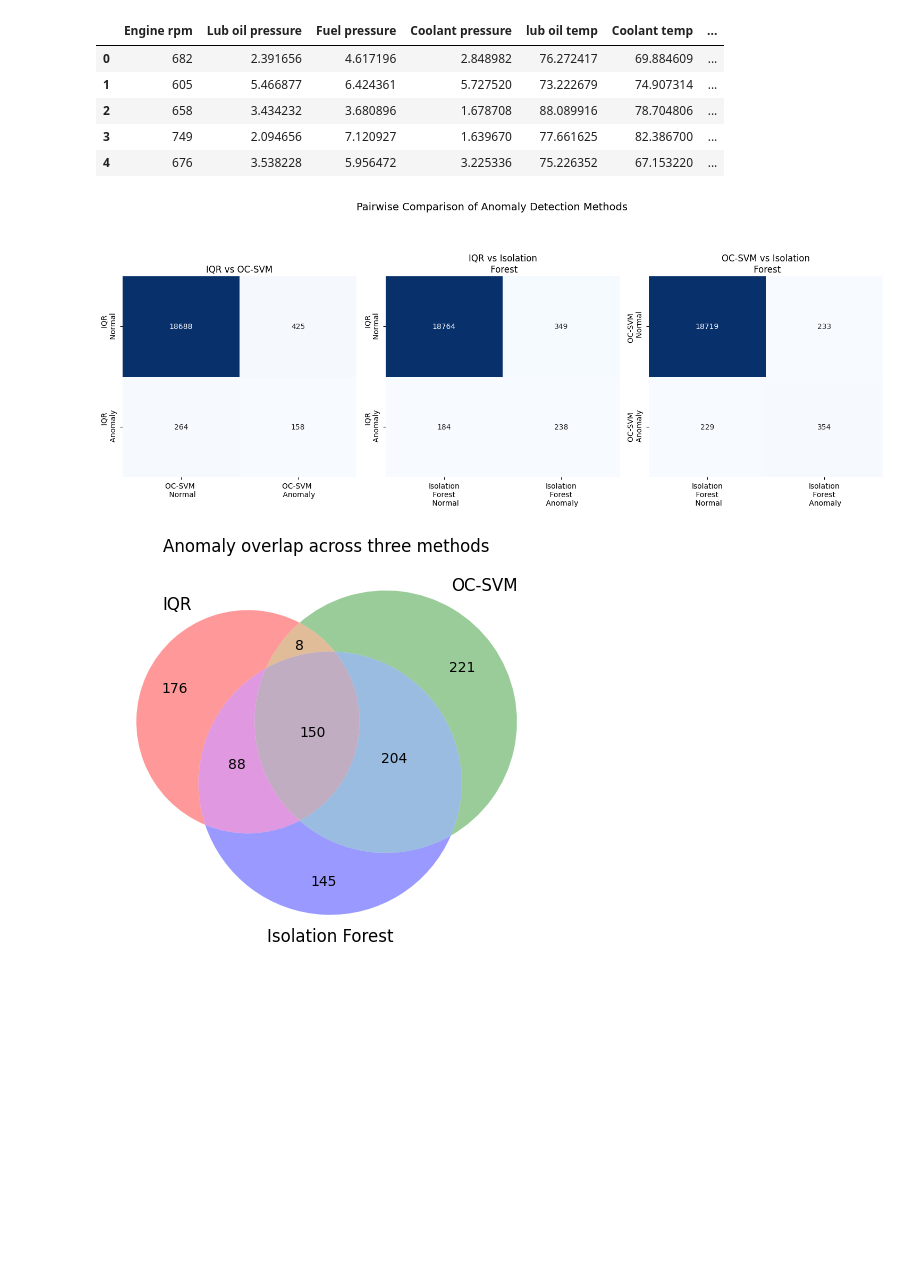
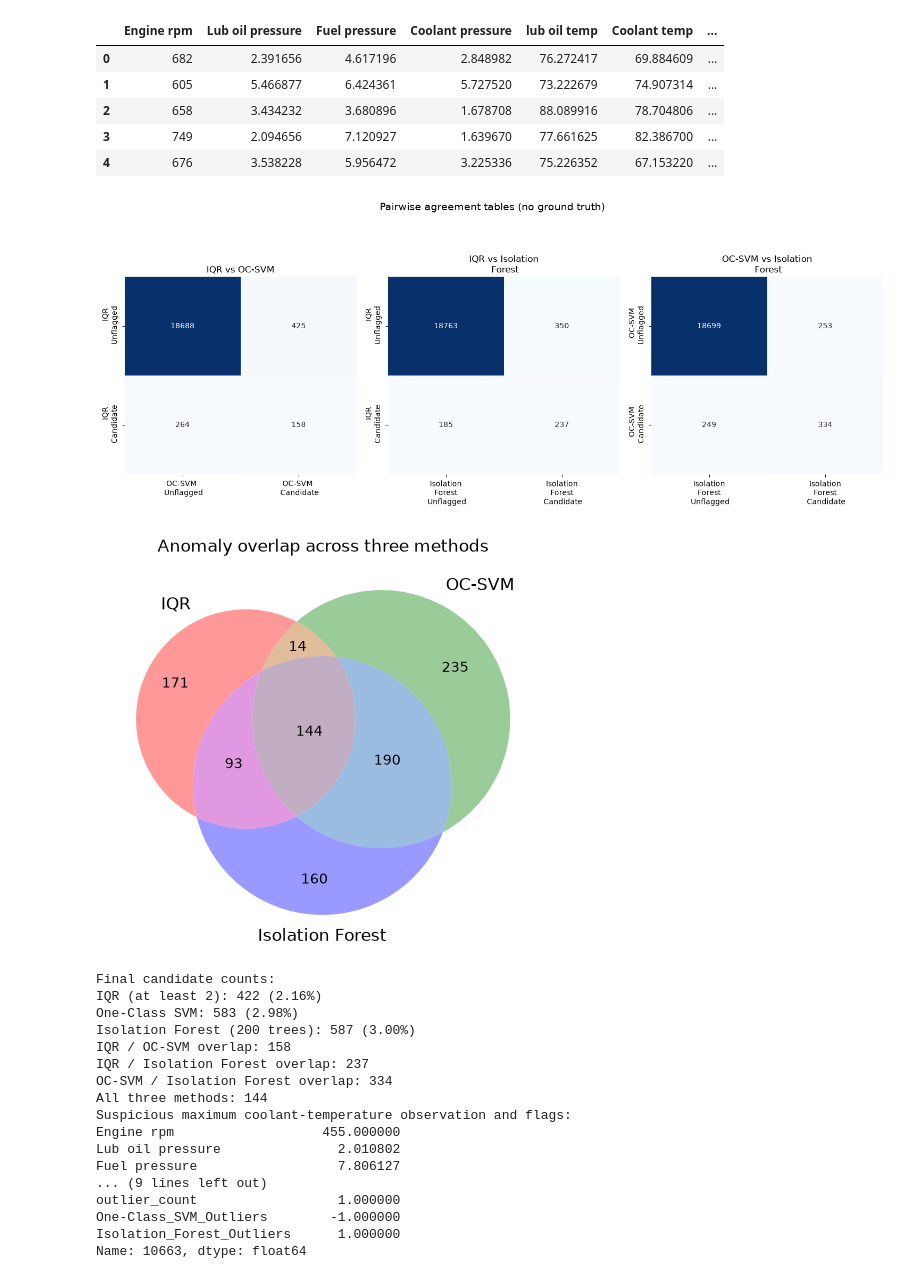
Before and after one commit to ATDiDonato/ship-engine-anomaly-detection, a Jupyter notebook: DiDonato_Alex_CAM_C101_W5_Mini-project.ipynb, the cells around one changed output. Drawn from its saved outputs; the diff is of its cells as text; code cells hidden in the pictures; blank space fills up the shorter version.

```diff
--- a/DiDonato_Alex_CAM_C101_W5_Mini-project.ipynb
+++ b/DiDonato_Alex_CAM_C101_W5_Mini-project.ipynb
@@ -725,10 +560,10 @@ iqr_flags = (ship_engine_data_with_outliers["outlier_count"] >= 2).astype(int)
 model_flags = (
     ship_engine_data_with_outliers["One-Class_SVM_Outliers"] == -1
 ).astype(int)
-# create confusion matrix
-cm = confusion_matrix(iqr_flags, model_flags)
+# create agreement table
+cm = pd.crosstab(iqr_flags, model_flags).reindex(index=[0, 1], columns=[0, 1], fill_value=0)
 
-# plot confusion matrix and venn diagram
+# plot agreement table and venn diagram
 fig, axes = plt.subplots(1, 2, figsize=(10, 4))
 axes = axes.ravel()  # flatten
 
@@ -739,11 +574,11 @@ sns.heatmap(
     annot=True,
     fmt="d",
     cmap="Blues",
-    xticklabels=["Model Normal", "Model Anomaly"],
-    yticklabels=["IQR Normal", "IQR Anomaly"],
+    xticklabels=["OC-SVM Unflagged", "OC-SVM Candidate"],
+    yticklabels=["IQR Unflagged", "IQR Candidate"],
     ax=ax,
 )
-ax.set_title("IQR vs Model Anomaly Detection")
+ax.set_title("IQR vs OC-SVM Candidate Detection")
 
 set_iqr = set(np.where(iqr_flags == 1)[0])
 set_model = set(np.where(model_flags == 1)[0])
@@ -751,6 +586,6 @@ set_model = set(np.where(model_flags == 1)[0])
 ax = axes[1]
 
 venn2([set_iqr, set_model], ("IQR", "Model"), ax=ax)
-ax.set_title("IQR vs Model Anomaly Detection")
+ax.set_title("IQR vs OC-SVM Candidate Detection")
 plt.show()
 # %% [output]
@@ -1053,12 +811,12 @@ We can append the outputs of the model to the dataframe with the IQR and OC-SVM
 A 2x2 heatmap will provide a useful visualisation.
 # %%
 # create the chosen model
-y_pred = IsolationForest_model(ship_engine_data, 500, 0.03)
+y_pred = IsolationForest_model(ship_engine_data, 200, 0.03)
 
-# add the One-Class SVM Outliers to the outlier dataframe
+# add the Isolation Forest flags to the outlier dataframe
 ship_engine_data_with_outliers["Isolation_Forest_Outliers"] = y_pred
 
-# view the otp 5 rows of data
+# view the top 5 rows of data
 ship_engine_data_with_outliers.head()
 # %% [output]
 |  | Engine rpm | Lub oil pressure | Fuel pressure | Coolant pressure | lub oil temp | Coolant temp | ... |
@@ -1086,8 +844,8 @@ IF_model_flags = (
 )
 
 
-def plot_cm(ax, y_true, y_pred, y_true_name, y_pred_name):
-    cm = confusion_matrix(y_true, y_pred)
+def plot_agreement(ax, flags_a, flags_b, name_a, name_b):
+    cm = pd.crosstab(flags_a, flags_b).reindex(index=[0, 1], columns=[0, 1], fill_value=0)
 
     sns.heatmap(
         cm,
@@ -1096,41 +854,70 @@ def plot_cm(ax, y_true, y_pred, y_true_name, y_pred_name):
         cmap="Blues",
         cbar=False,
         ax=ax,
-        xticklabels=[f"{y_pred_name} \n Normal", f"{y_pred_name} \n Anomaly"],
-        yticklabels=[f"{y_true_name} \n Normal", f"{y_true_name} \n Anomaly"],
+        xticklabels=[f"{name_b} \n Unflagged", f"{name_b} \n Candidate"],
+        yticklabels=[f"{name_a} \n Unflagged", f"{name_a} \n Candidate"],
     )
 
-    ax.set_title(f"{y_true_name} vs {y_pred_name}")
+    ax.set_title(f"{name_a} vs {name_b}")
     ax.set_xlabel("")
     ax.set_ylabel("")
 
 
 fig, axes = plt.subplots(1, 3, figsize=(15, 6))
 
 # IQR vs OC-SVM
-plot_cm(axes[0], iqr_flags, OC_SVM_model_flags, "IQR", "OC-SVM")
+plot_agreement(axes[0], iqr_flags, OC_SVM_model_flags, "IQR", "OC-SVM")
 
 # IQR vs Isolation Forest
-plot_cm(axes[1], iqr_flags, IF_model_flags, "IQR", "Isolation\n Forest")
+plot_agreement(axes[1], iqr_flags, IF_model_flags, "IQR", "Isolation\n Forest")
 
 # OC-SVM vs Isolation Forest
-plot_cm(
+plot_agreement(
     axes[2], OC_SVM_model_flags, IF_model_flags, "OC-SVM", "Isolation\n Forest"
 )
 
-plt.suptitle("Pairwise Comparison of Anomaly Detection Methods", fontsize=14)
+plt.suptitle("Pairwise agreement tables (no ground truth)", fontsize=14)
 plt.tight_layout(rect=[0, 0, 1, 0.9])
 plt.show()
 set_iqr = set(np.where(iqr_flags == 1)[0])
 set_oc = set(np.where(OC_SVM_model_flags == 1)[0])
 set_if = set(np.where(IF_model_flags == 1)[0])
 
 plt.figure(figsize=(6, 5))
 venn3(
     [set_iqr, set_oc, set_if], set_labels=("IQR", "OC-SVM", "Isolation Forest")
 )
 plt.title("Anomaly overlap across three methods")
 plt.show()
+
+# Regenerate final counts, overlaps and the suspicious observation's flags.
+print("Final candidate counts:")
+for name, flags in [("IQR (at least 2)", iqr_flags), ("One-Class SVM", OC_SVM_model_flags), ("Isolation Forest (200 trees)", IF_model_flags)]:
+    print(f"{name}: {flags.sum()} ({100 * flags.mean():.2f}%)")
+print(f"IQR / OC-SVM overlap: {len(set_iqr & set_oc)}")
+print(f"IQR / Isolation Forest overlap: {len(set_iqr & set_if)}")
+print(f"OC-SVM / Isolation Forest overlap: {len(set_oc & set_if)}")
+print(f"All three methods: {len(set_iqr & set_oc & set_if)}")
+suspicious_index = ship_engine_data["Coolant temp"].idxmax()
+print("Suspicious maximum coolant-temperature observation and flags:")
+print(ship_engine_data_with_outliers.loc[suspicious_index])
 # %% [output]
-[figure, old version]
+[figure, new version]
-[figure, old version]
+[figure, new version]
+Final candidate counts:
+IQR (at least 2): 422 (2.16%)
+One-Class SVM: 583 (2.98%)
+Isolation Forest (200 trees): 587 (3.00%)
+IQR / OC-SVM overlap: 158
+IQR / Isolation Forest overlap: 237
+OC-SVM / Isolation Forest overlap: 334
+All three methods: 144
+Suspicious maximum coolant-temperature observation and flags:
+Engine rpm                   455.000000
+Lub oil pressure               2.010802
+Fuel pressure                  7.806127
+... (9 lines left out)
+outlier_count                  1.000000
+One-Class_SVM_Outliers        -1.000000
+Isolation_Forest_Outliers      1.000000
+Name: 10663, dtype: float64
```
Also changed, not shown: parts of 44 cells of this notebook, 4 other files.
